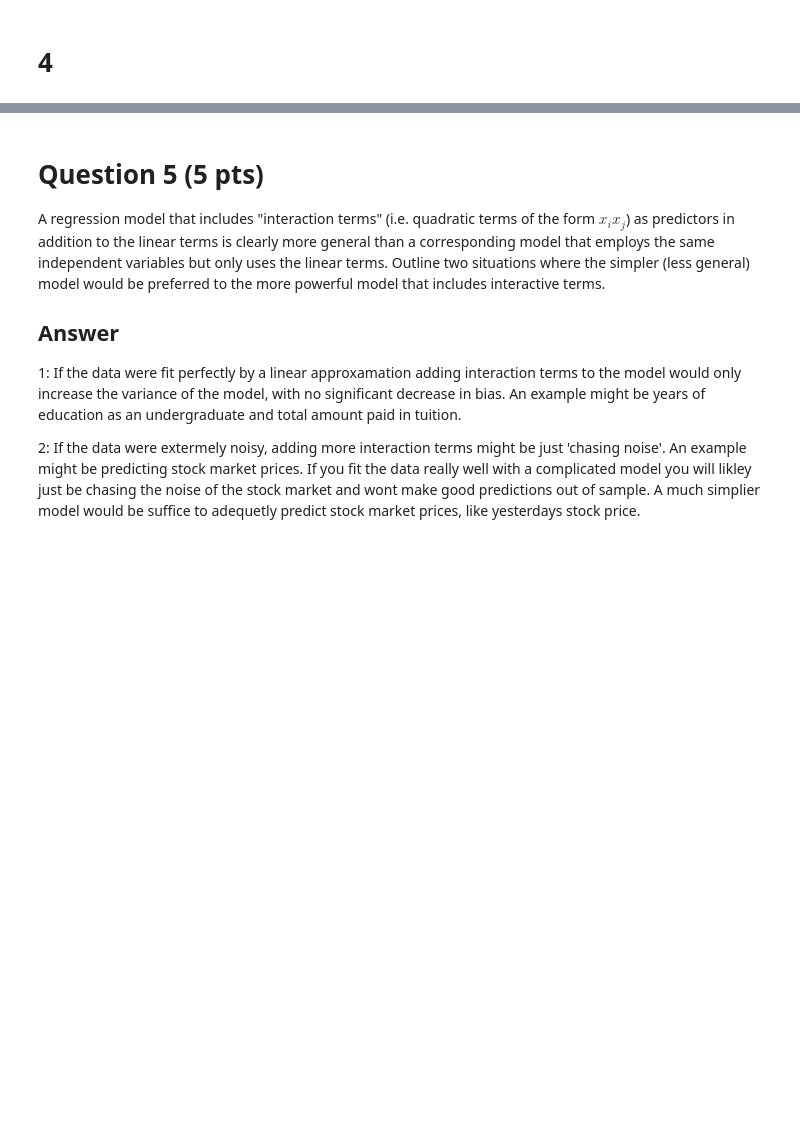
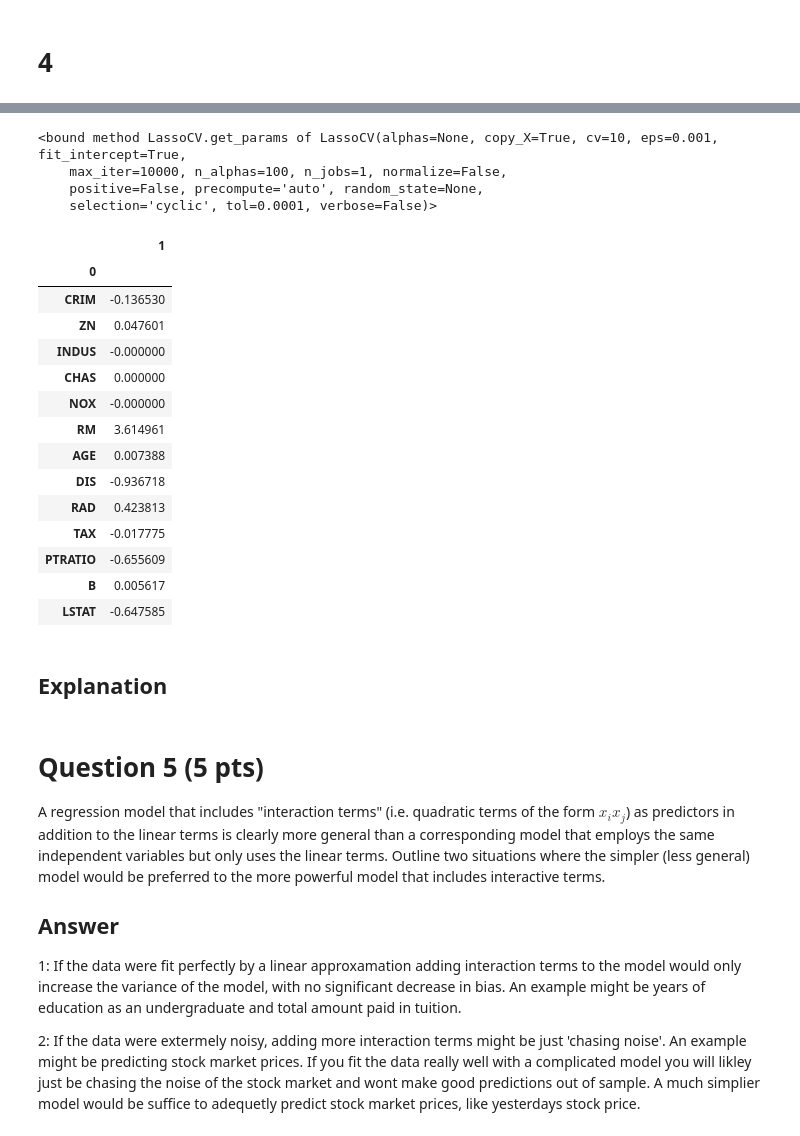
Before and after one commit to Rwoot14/Advanced-Predictive-Modeling-HW, a Jupyter notebook: Homework 1/HW1-F17-MIS382N (1).ipynb, the cells around one changed output, grey strips where cells are left out. Drawn from its saved outputs; the diff is of its cells as text; code cells hidden in the pictures; blank space fills up the shorter version.

```diff
--- a/Homework 1/HW1-F17-MIS382N (1).ipynb
+++ b/Homework 1/HW1-F17-MIS382N (1).ipynb
@@ -45,6 +46,7 @@ boston = datasets.load_boston()
 
 X = boston.data
 y = boston.target
+features=boston.feature_names
 # %% [markdown]
 The dataset information can be found [here](http://scikit-learn.org/stable/datasets/index.html#boston-house-prices-dataset).
 
@@ -447,3 +444,30 @@ array([-0.02840934,  0.02837966, -0.        ,  0.        , -0.        ,
+# %%
+lasso_fit.
+# %% [output]
+<bound method LassoCV.get_params of LassoCV(alphas=None, copy_X=True, cv=10, eps=0.001, fit_intercept=True,
+    max_iter=10000, n_alphas=100, n_jobs=1, normalize=False,
+    positive=False, precompute='auto', random_state=None,
+    selection='cyclic', tol=0.0001, verbose=False)>
+# %%
+DataFrame((zip(features, lasso_fit.coef_))).set_index(0)
+# %% [output]
+|  | 1 |
+| 0 |  |
+| CRIM | -0.136530 |
+| ZN | 0.047601 |
+| INDUS | -0.000000 |
+| CHAS | 0.000000 |
+| NOX | -0.000000 |
+| RM | 3.614961 |
+| AGE | 0.007388 |
+| DIS | -0.936718 |
+| RAD | 0.423813 |
+| TAX | -0.017775 |
+| PTRATIO | -0.655609 |
+| B | 0.005617 |
+| LSTAT | -0.647585 |
+# %% [markdown]
+## Explanation
 # %% [markdown]
 # Question 5  (5 pts)
 
```
Also changed, not shown: parts of 29 cells of this notebook.
